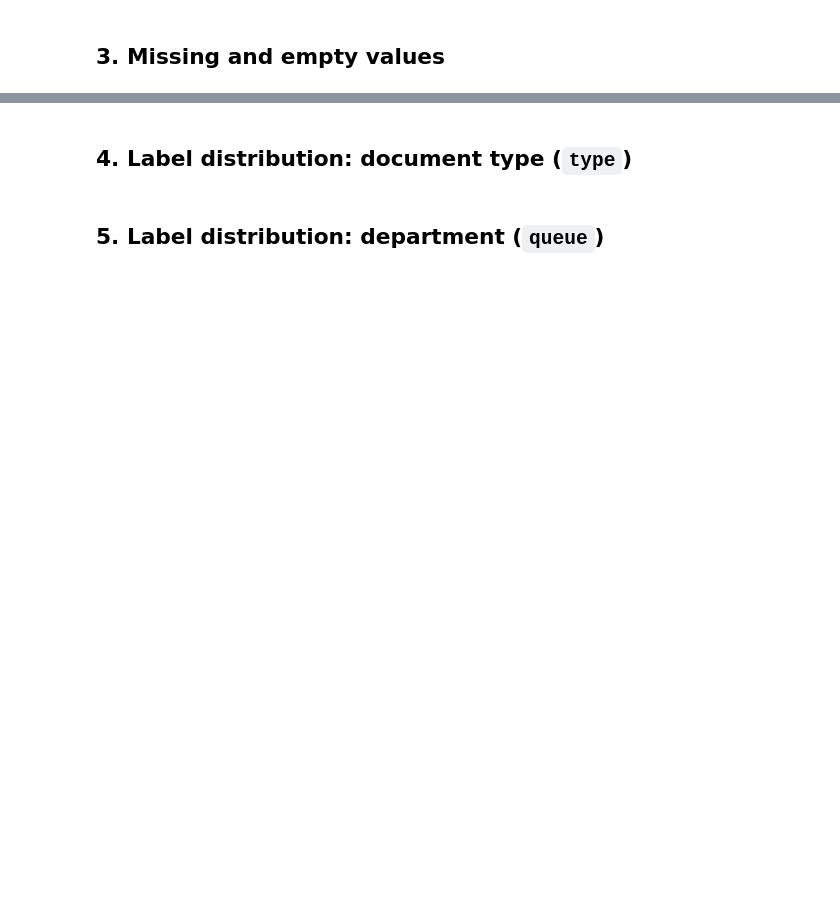
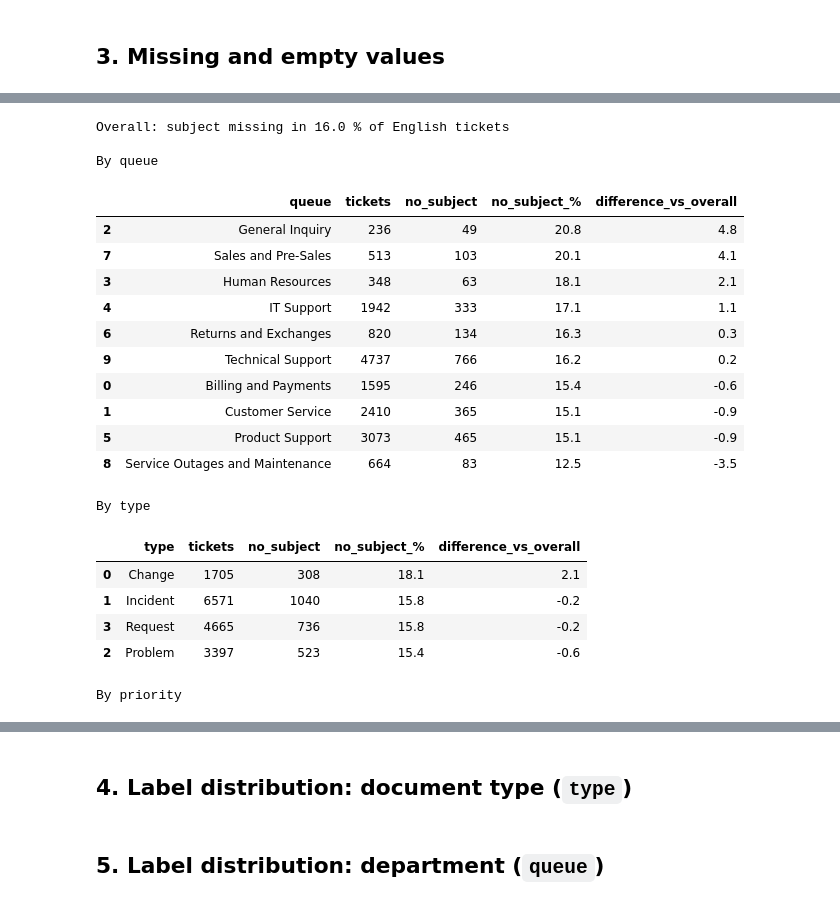
Before and after one commit to a7medma7moudmostafa/NHA-5-168, a Jupyter notebook: notebooks/01_eda.ipynb, the cells around one changed output, grey strips where cells are left out. Cells and saved outputs as stored; diff of their text form; code cells hidden in the pictures; blank space fills up the shorter version.

```diff
--- a/notebooks/01_eda.ipynb
+++ b/notebooks/01_eda.ipynb
@@ -58,2 +237,22 @@ print("Raw data path:", config["data"]["raw_path"])
 # %% [markdown]
 ## 3. Missing and empty values
+# %%
+# ===== Cell 3.1: Missing values in the English tickets =====
+# Only columns that have at least one missing value are listed.
+
+english_total = len(english_tickets)
+missing_rows = []
+
+for column_name in english_tickets.columns:
+    missing_count = int(english_tickets[column_name].isna().sum())
+    if missing_count == 0:
+        continue
+    missing_percent = round(100 * missing_count / english_total, 2)
+    missing_rows.append({
+        "column": column_name,
+        "missing": missing_count,
+        "missing_%": missing_percent,
+    })
+
+missing_table = pd.DataFrame(missing_rows)
+missing_table
@@ -59,0 +270,58 @@ print("Raw data path:", config["data"]["raw_path"])
+# %%
+# ===== Cell 3.2: Is a missing subject random, or linked to department / type / priority? =====
+# If the missing rate is about the same in every group, the subject is missing at random.
+# If one group is much higher, "no subject" carries information about the label.
+
+# Temporary EDA column: True when the ticket has no subject
+english_tickets["subject_missing"] = english_tickets["subject"].isna()
+
+overall_missing_rate = round(100 * english_tickets["subject_missing"].mean(), 1)
+print("Overall: subject missing in", overall_missing_rate, "% of English tickets")
+
+columns_to_check = [department_column, type_column, "priority"]
+
+for column_name in columns_to_check:
+    rows_for_this_column = []
+
+    for category_value, category_rows in english_tickets.groupby(column_name):
+        tickets_in_category = len(category_rows)
+        missing_in_category = int(category_rows["subject_missing"].sum())
+        missing_rate = round(100 * missing_in_category / tickets_in_category, 1)
+        difference_from_overall = round(missing_rate - overall_missing_rate, 1)
+
+        rows_for_this_column.append({
+            column_name: category_value,
+            "tickets": tickets_in_category,
+            "no_subject": missing_in_category,
+            "no_subject_%": missing_rate,
+            "difference_vs_overall": difference_from_overall,
+        })
+
+    result_table = pd.DataFrame(rows_for_this_column)
+    result_table = result_table.sort_values("no_subject_%", ascending=False)
+
+    print()
+    print("By", column_name)
+    display(result_table)
+# %% [output]
+Overall: subject missing in 16.0 % of English tickets
+
+By queue
+|  | queue | tickets | no_subject | no_subject_% | difference_vs_overall |
+| 2 | General Inquiry | 236 | 49 | 20.8 | 4.8 |
+| 7 | Sales and Pre-Sales | 513 | 103 | 20.1 | 4.1 |
+| 3 | Human Resources | 348 | 63 | 18.1 | 2.1 |
+| 4 | IT Support | 1942 | 333 | 17.1 | 1.1 |
+| 6 | Returns and Exchanges | 820 | 134 | 16.3 | 0.3 |
+| 9 | Technical Support | 4737 | 766 | 16.2 | 0.2 |
+| 0 | Billing and Payments | 1595 | 246 | 15.4 | -0.6 |
+| 1 | Customer Service | 2410 | 365 | 15.1 | -0.9 |
+| 5 | Product Support | 3073 | 465 | 15.1 | -0.9 |
+| 8 | Service Outages and Maintenance | 664 | 83 | 12.5 | -3.5 |
+By type
+|  | type | tickets | no_subject | no_subject_% | difference_vs_overall |
+| 0 | Change | 1705 | 308 | 18.1 | 2.1 |
+| 1 | Incident | 6571 | 1040 | 15.8 | -0.2 |
+| 3 | Request | 4665 | 736 | 15.8 | -0.2 |
+| 2 | Problem | 3397 | 523 | 15.4 | -0.6 |
+By priority
```
Also changed, not shown: parts of 12 cells of this notebook.
